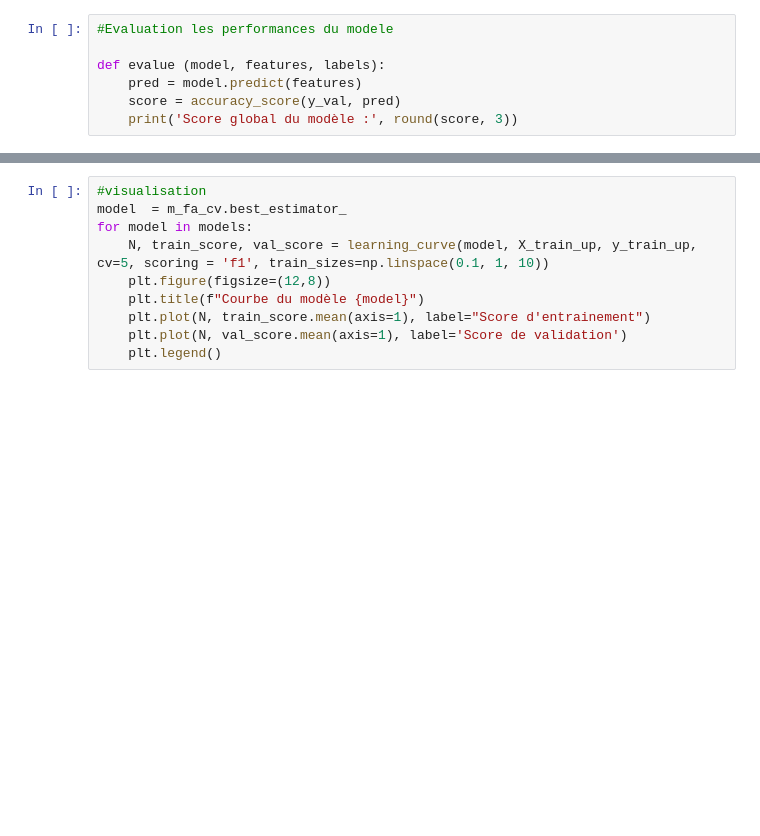
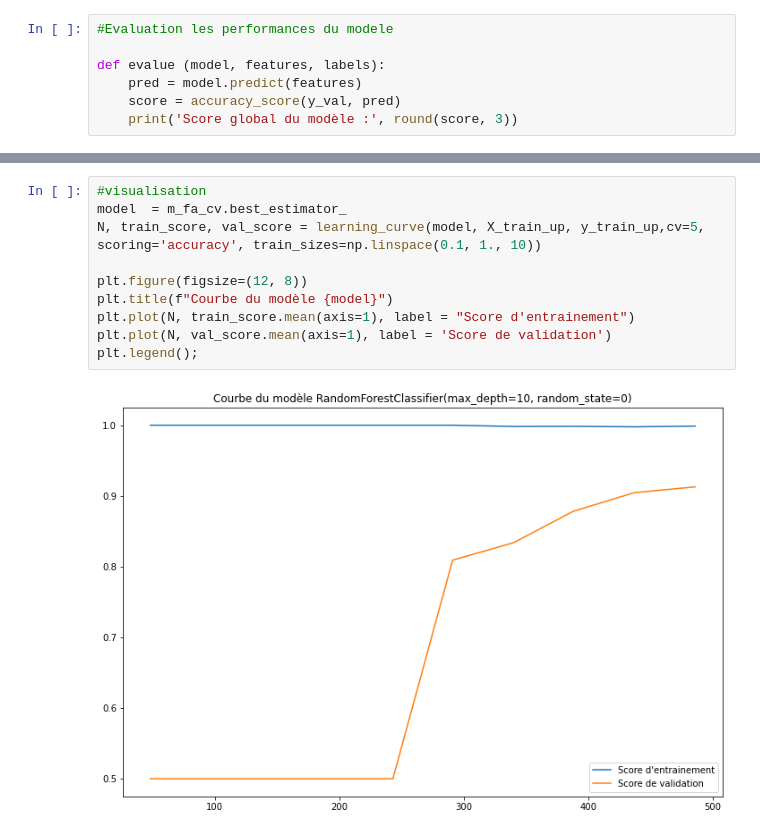
Before and after one commit to kmag-cell/heart_projet, a Jupyter notebook: cardiac_prediction.ipynb, the cells around one changed output, grey strips where cells are left out. Drawn from its saved outputs; the diff is of its cells as text; blank space fills up the shorter version.

```diff
--- a/cardiac_prediction.ipynb
+++ b/cardiac_prediction.ipynb
@@ -772,10 +809,12 @@ accuracy_score(y_test, m_fa_cv.best_estimator_.predict(X_test))
 # %%
 #visualisation
 model  = m_fa_cv.best_estimator_
-for model in models:
-    N, train_score, val_score = learning_curve(model, X_train_up, y_train_up, cv=5, scoring = 'f1', train_sizes=np.linspace(0.1, 1, 10))
-    plt.figure(figsize=(12,8))
-    plt.title(f"Courbe du modèle {model}")
-    plt.plot(N, train_score.mean(axis=1), label="Score d'entrainement")
-    plt.plot(N, val_score.mean(axis=1), label='Score de validation')
-    plt.legend()
+N, train_score, val_score = learning_curve(model, X_train_up, y_train_up,cv=5, scoring='accuracy', train_sizes=np.linspace(0.1, 1., 10))
+
+plt.figure(figsize=(12, 8))
+plt.title(f"Courbe du modèle {model}")
+plt.plot(N, train_score.mean(axis=1), label = "Score d'entrainement")
+plt.plot(N, val_score.mean(axis=1), label = 'Score de validation')
+plt.legend();
+# %% [output]
+[figure, added]
```
Also changed, not shown: parts of 6 cells of this notebook.
